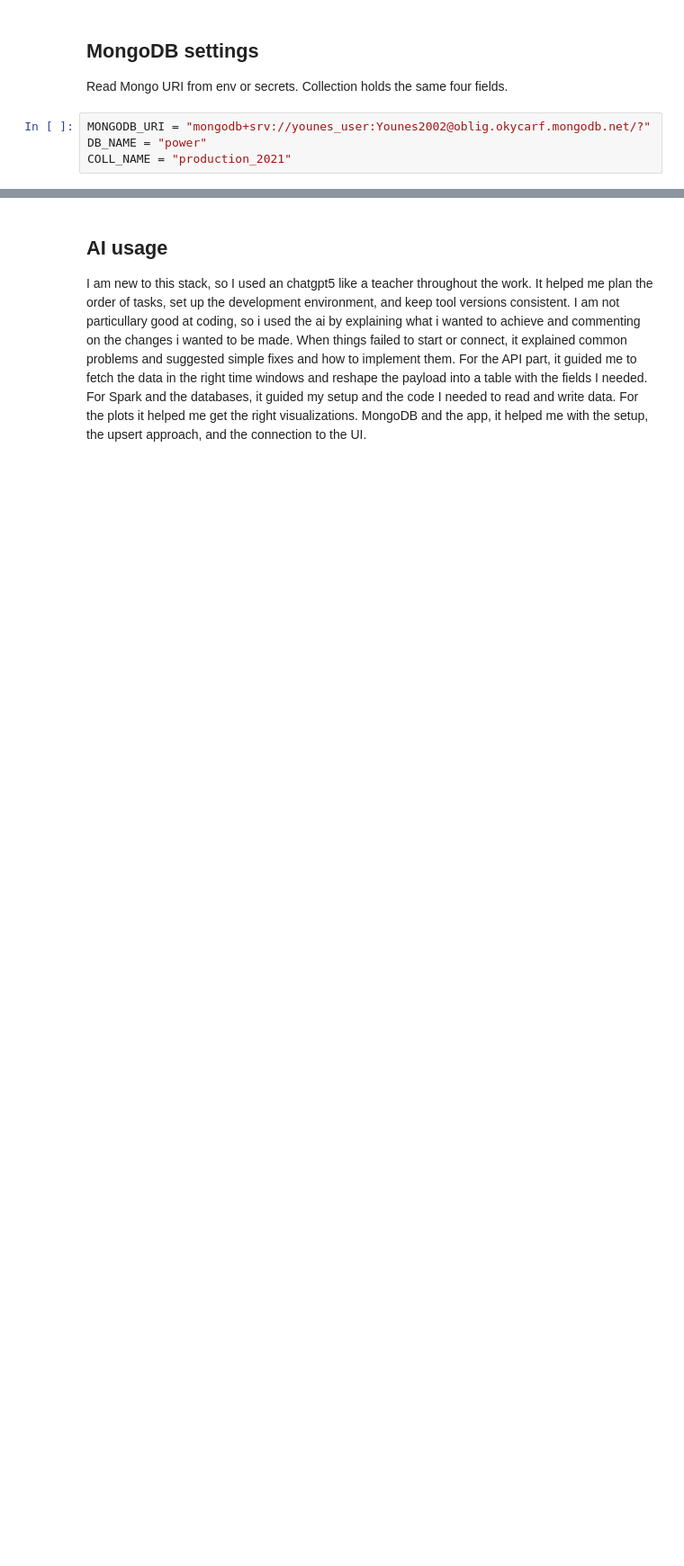
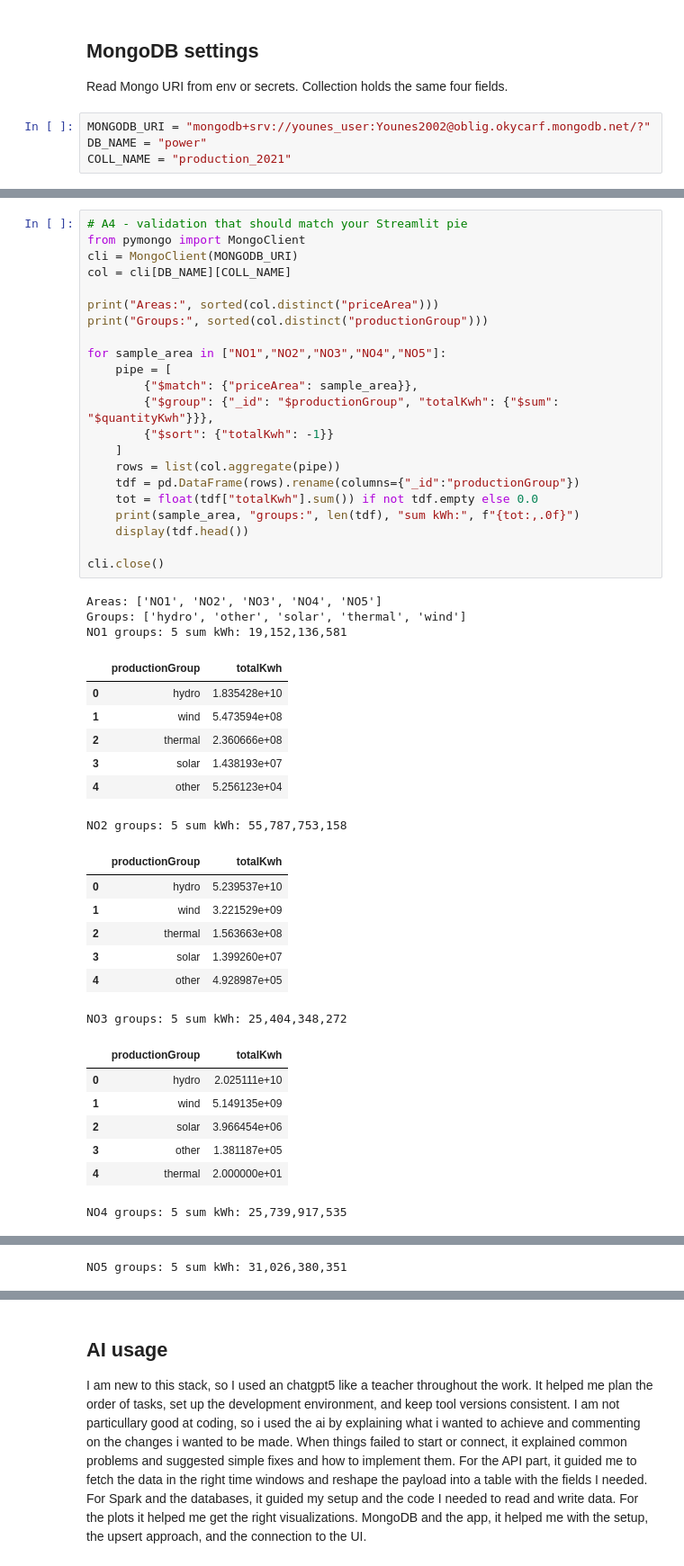
Before and after one commit to youneshansen/ind320-yohan3351, a Jupyter notebook: oblig2.ipynb, the cells around one changed output, grey strips where cells are left out. Shown at 90% size. Saved outputs shown, nothing was run; the diff lists cells and outputs as text; blank space fills up the shorter version.

```diff
--- a/oblig2.ipynb
+++ b/oblig2.ipynb
@@ -358,0 +568,47 @@ One example: {'priceArea': 'NO2', 'productionGroup': 'solar', 'startTime': '2021
+# %%
+# A4 - validation that should match your Streamlit pie
+from pymongo import MongoClient
+cli = MongoClient(MONGODB_URI)
+col = cli[DB_NAME][COLL_NAME]
+
+print("Areas:", sorted(col.distinct("priceArea")))
+print("Groups:", sorted(col.distinct("productionGroup")))
+
+for sample_area in ["NO1","NO2","NO3","NO4","NO5"]:
+    pipe = [
+        {"$match": {"priceArea": sample_area}},
+        {"$group": {"_id": "$productionGroup", "totalKwh": {"$sum": "$quantityKwh"}}},
+        {"$sort": {"totalKwh": -1}}
+    ]
+    rows = list(col.aggregate(pipe))
+    tdf = pd.DataFrame(rows).rename(columns={"_id":"productionGroup"})
+    tot = float(tdf["totalKwh"].sum()) if not tdf.empty else 0.0
+    print(sample_area, "groups:", len(tdf), "sum kWh:", f"{tot:,.0f}")
+    display(tdf.head())
+
+cli.close()
+# %% [output]
+Areas: ['NO1', 'NO2', 'NO3', 'NO4', 'NO5']
+Groups: ['hydro', 'other', 'solar', 'thermal', 'wind']
+NO1 groups: 5 sum kWh: 19,152,136,581
+|  | productionGroup | totalKwh |
+| 0 | hydro | 1.835428e+10 |
+| 1 | wind | 5.473594e+08 |
+| 2 | thermal | 2.360666e+08 |
+| 3 | solar | 1.438193e+07 |
+| 4 | other | 5.256123e+04 |
+NO2 groups: 5 sum kWh: 55,787,753,158
+|  | productionGroup | totalKwh |
+| 0 | hydro | 5.239537e+10 |
+| 1 | wind | 3.221529e+09 |
+| 2 | thermal | 1.563663e+08 |
+| 3 | solar | 1.399260e+07 |
+| 4 | other | 4.928987e+05 |
+NO3 groups: 5 sum kWh: 25,404,348,272
+|  | productionGroup | totalKwh |
+| 0 | hydro | 2.025111e+10 |
+| 1 | wind | 5.149135e+09 |
+| 2 | solar | 3.966454e+06 |
+| 3 | other | 1.381187e+05 |
+| 4 | thermal | 2.000000e+01 |
+NO4 groups: 5 sum kWh: 25,739,917,535
@@ -358,0 +621 @@ One example: {'priceArea': 'NO2', 'productionGroup': 'solar', 'startTime': '2021
+NO5 groups: 5 sum kWh: 31,026,380,351
```
Also changed, not shown: parts of 17 cells of this notebook, 6 other files.
